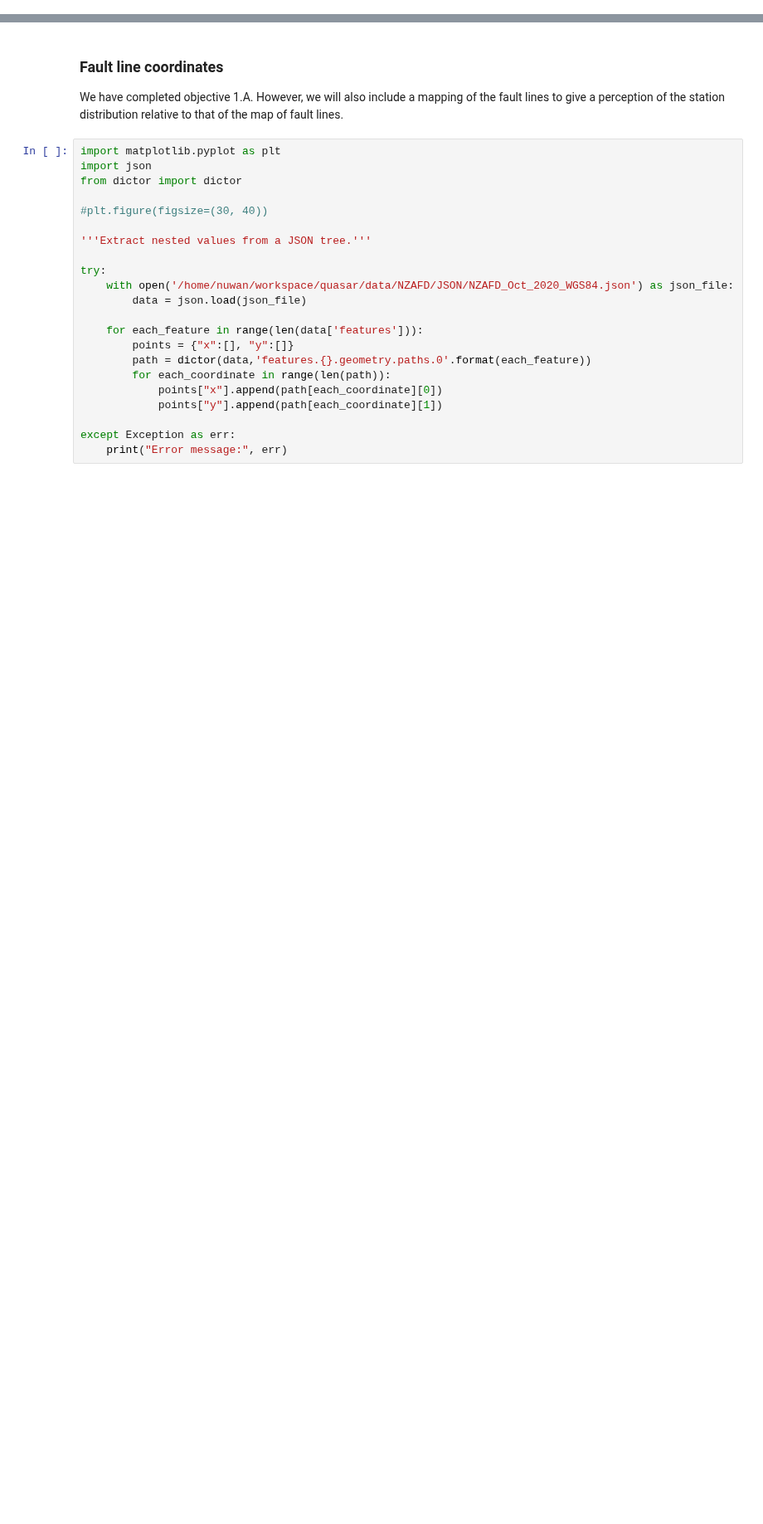
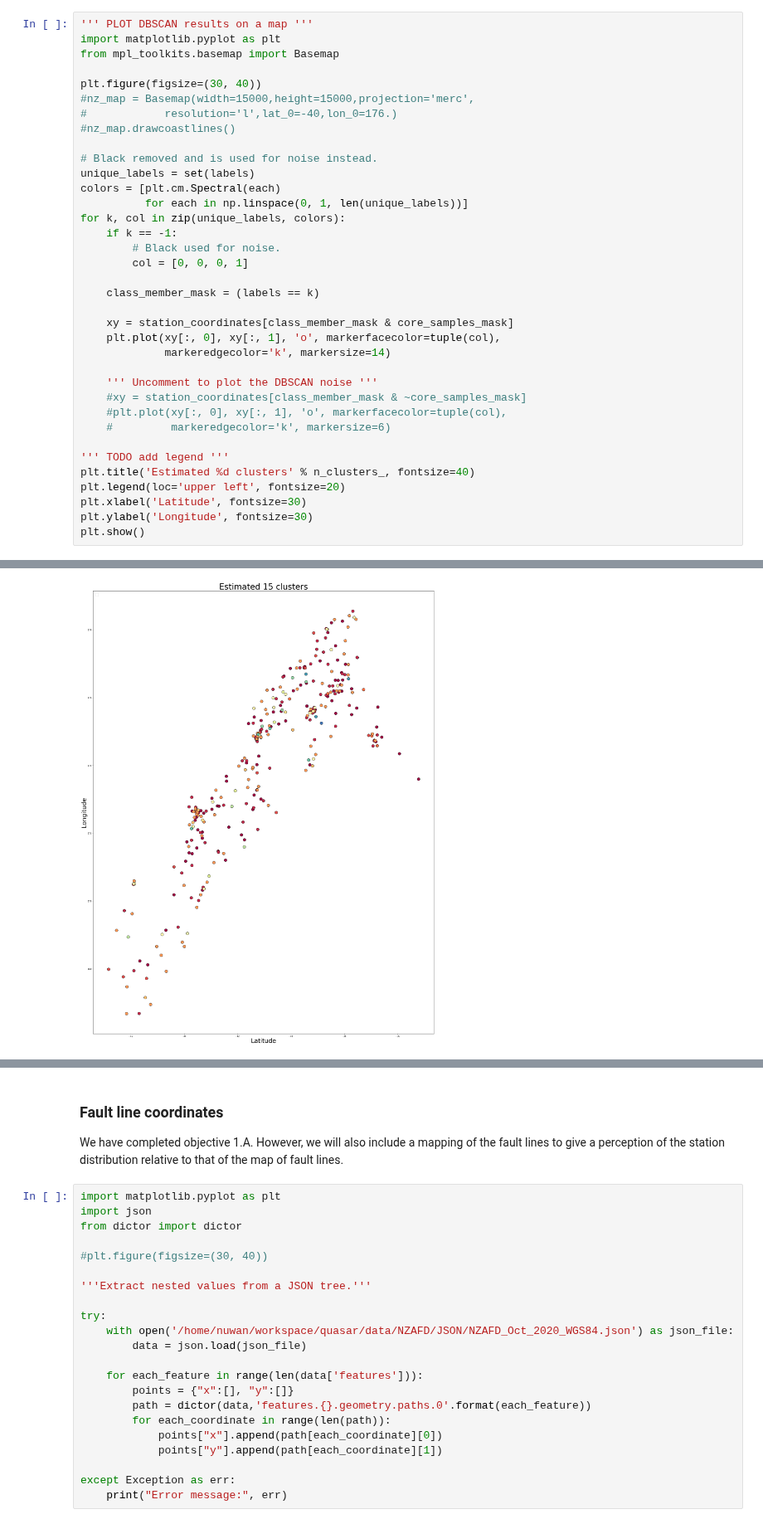
Before and after one commit to waidyanatha/quasar, a Jupyter notebook: notebooks/1a_shield_network_cluster_maps.ipynb, the cells around one changed output, grey strips where cells are left out. Shown at 83% size. Drawn from its saved outputs; the diff is of its cells as text; blank space fills up the shorter version.

```diff
--- a/notebooks/1a_shield_network_cluster_maps.ipynb
+++ b/notebooks/1a_shield_network_cluster_maps.ipynb
@@ -166,0 +190,37 @@ except Exception as err:
+# %%
+''' PLOT DBSCAN results on a map '''
+import matplotlib.pyplot as plt
+from mpl_toolkits.basemap import Basemap
+
+plt.figure(figsize=(30, 40))
+#nz_map = Basemap(width=15000,height=15000,projection='merc',
+#            resolution='l',lat_0=-40,lon_0=176.)
+#nz_map.drawcoastlines()
+
+# Black removed and is used for noise instead.
+unique_labels = set(labels)
+colors = [plt.cm.Spectral(each)
+          for each in np.linspace(0, 1, len(unique_labels))]
+for k, col in zip(unique_labels, colors):
+    if k == -1:
+        # Black used for noise.
+        col = [0, 0, 0, 1]
+
+    class_member_mask = (labels == k)
+
+    xy = station_coordinates[class_member_mask & core_samples_mask]
+    plt.plot(xy[:, 0], xy[:, 1], 'o', markerfacecolor=tuple(col),
+             markeredgecolor='k', markersize=14)
+
+    ''' Uncomment to plot the DBSCAN noise '''
+    #xy = station_coordinates[class_member_mask & ~core_samples_mask]
+    #plt.plot(xy[:, 0], xy[:, 1], 'o', markerfacecolor=tuple(col),
+    #         markeredgecolor='k', markersize=6)
+
+''' TODO add legend '''
+plt.title('Estimated %d clusters' % n_clusters_, fontsize=40)
+plt.legend(loc='upper left', fontsize=20)
+plt.xlabel('Latitude', fontsize=30)
+plt.ylabel('Longitude', fontsize=30)
+plt.show()
+# %% [output]
@@ -166,0 +228 @@ except Exception as err:
+[figure, added]
```
Also changed, not shown: parts of 31 cells of this notebook, 6 other files.
